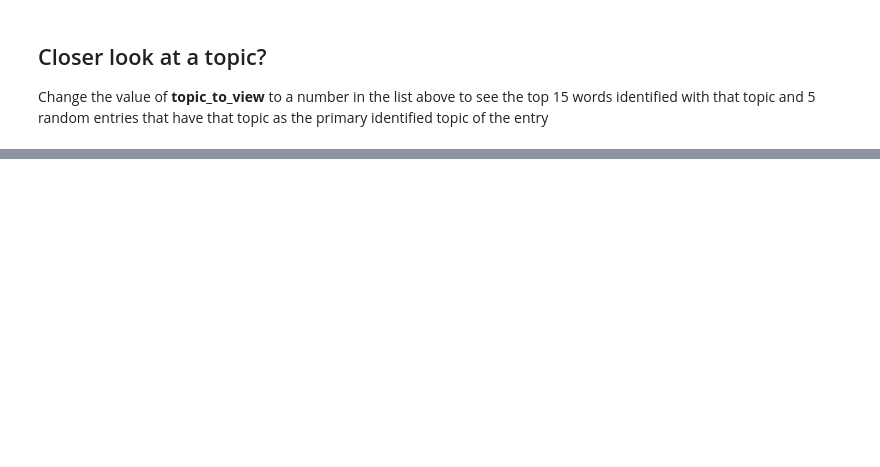
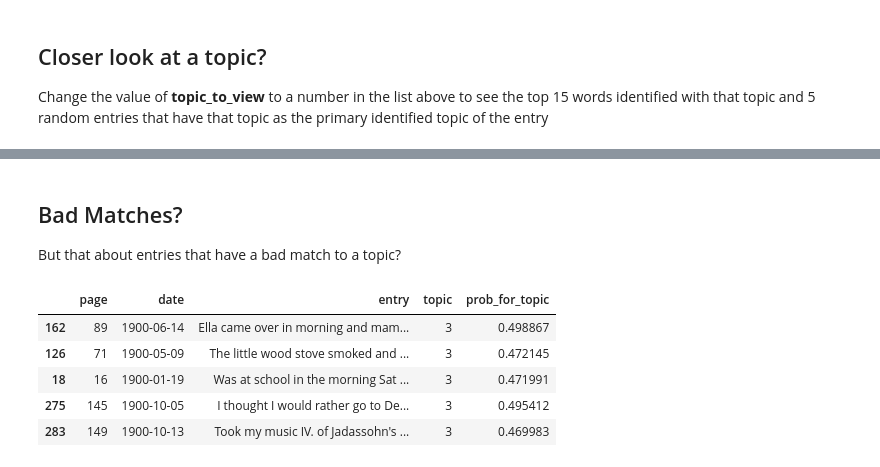
Before and after one commit to fjohnson/Advanced_Text_Analysis_with_Python, a Jupyter notebook: Advanced_Text_Analysis.ipynb, the cells around one changed output, grey strips where cells are left out. Cells and saved outputs as stored; diff of their text form; code cells hidden in the pictures; blank space fills up the shorter version.

Commit message:
Little bit of tidy at the end.

```diff
--- a/Advanced_Text_Analysis.ipynb
+++ b/Advanced_Text_Analysis.ipynb
@@ -497,0 +497,14 @@ winnie_corpus[winnie_corpus['topic'] == topic_to_view].sample(5)
+# %% [markdown]
+## Bad Matches?
+
+But that about entries that have a bad match to a topic?
+# %%
+bad_threshold = 0.5
+winnie_corpus[(winnie_corpus['topic'] == topic_to_view) & (winnie_corpus['prob_for_topic'] <= bad_threshold)].sample(5)
+# %% [output]
+|  | page | date | entry | topic | prob_for_topic |
+| 162 | 89 | 1900-06-14 | Ella came over in morning and mam... | 3 | 0.498867 |
+| 126 | 71 | 1900-05-09 | The little wood stove smoked and ... | 3 | 0.472145 |
+| 18 | 16 | 1900-01-19 | Was at school in the morning Sat ... | 3 | 0.471991 |
+| 275 | 145 | 1900-10-05 | I thought I would rather go to De... | 3 | 0.495412 |
+| 283 | 149 | 1900-10-13 | Took my music IV. of Jadassohn's ... | 3 | 0.469983 |
```
Also changed, not shown: parts of 5 cells of this notebook.
